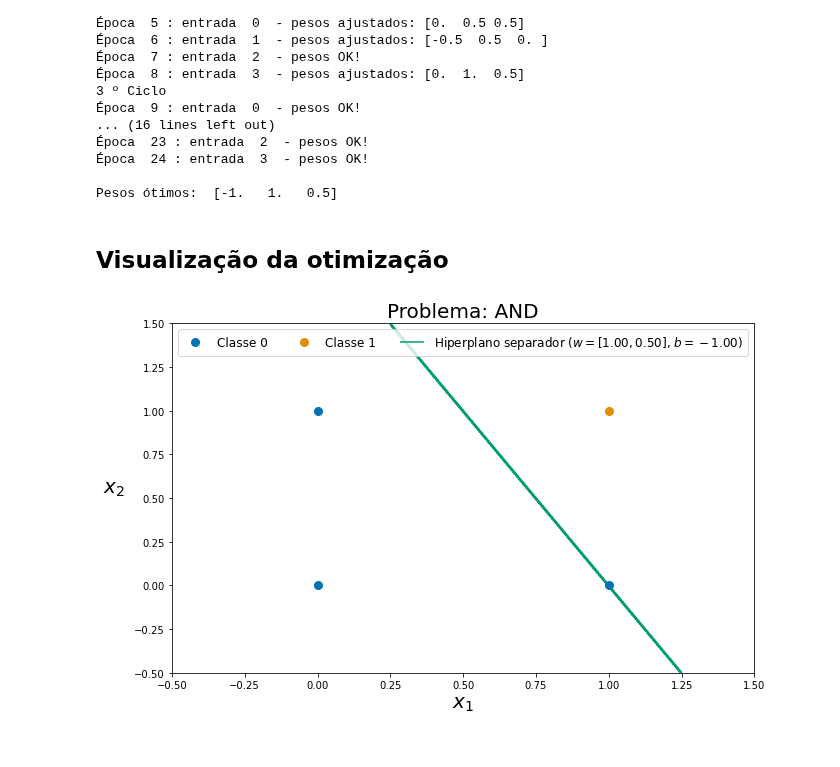
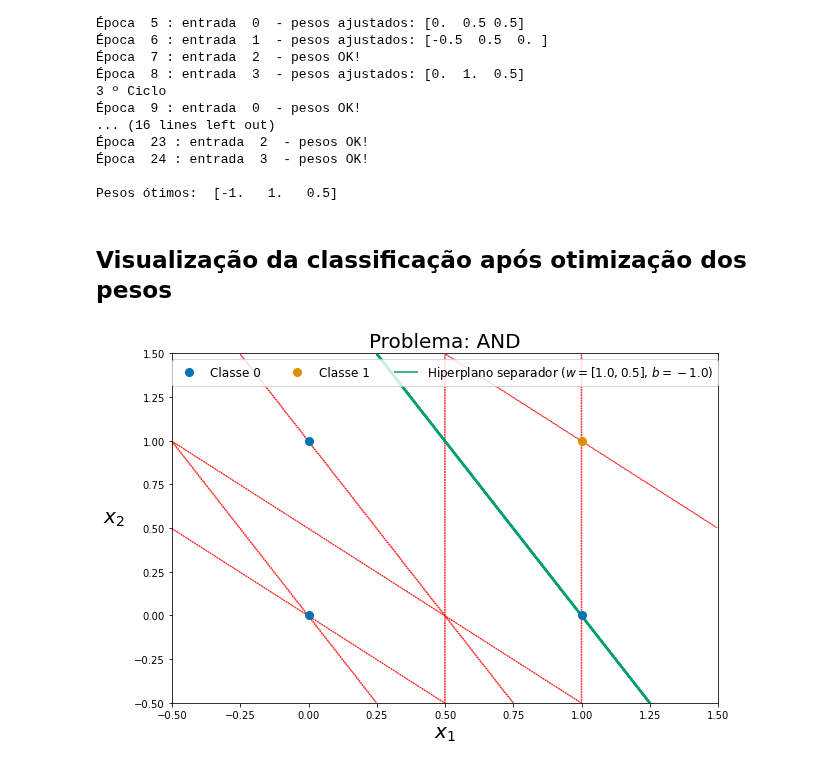
Before and after one commit to abner-lucas/Single-Layer-Perceptron, a Jupyter notebook: perceptron_AND_ajusteW.ipynb, the cells around one changed output. Saved outputs shown, nothing was run; the diff lists cells and outputs as text; code cells hidden in the pictures.

Commit message:
Visualização dos ajustes durante o treino de classificação

```diff
--- a/perceptron_AND_ajusteW.ipynb
+++ b/perceptron_AND_ajusteW.ipynb
@@ -10,7 +10,7 @@ dataset = np.array([[1, 0, 0, 0],
                     [1, 0, 1, 0],
                     [1, 1, 0, 0],
                     [1, 1, 1, 1]])
-w = np.zeros(3)
+w = [np.zeros(3)]
 eta = 0.5
 
 x = dataset[:, :-1]
@@ -39,17 +39,17 @@ while erro:
     print(ciclo, 'º Ciclo')
     erro = False
     for i in range(len(x)):
-        y = saida(x[i], w)
+        y = saida(x[i], w[-1])
         if y != t[i]:
-            w = ajusteW(w, eta, t[i], y, x[i])
+            w.append(ajusteW(w[-1], eta, t[i], y, x[i]))
             erro = True
-            print('Época ', epoca, ': entrada ', i, ' - pesos ajustados:', w)
+            print('Época ', epoca, ': entrada ', i, ' - pesos ajustados:', w[-1])
         else:
             print('Época ', epoca, ': entrada ', i, ' - pesos OK!')
         epoca += 1
     ciclo += 1
 
-print('\nPesos ótimos: ', w)
+print('\nPesos ótimos: ', w[-1])
 # %% [output]
 1 º Ciclo
 Época  1 : entrada  0  - pesos OK!
@@ -69,16 +69,17 @@ print('\nPesos ótimos: ', w)
 
 Pesos ótimos:  [-1.   1.   0.5]
 # %% [markdown]
-## Visualização da otimização
+## Visualização da classificação após otimização dos pesos
 # %%
 # Plota os dados
 import seaborn as sns
 import matplotlib.pyplot as plt
+
 x = dataset[:, 1:-1]
 
 pal = sns.color_palette('colorblind', 3)
 fig, ax = plt.subplots(1)
-fig.set_size_inches(9.5, 6)
+fig.set_size_inches(9, 6)
 
 xmin = min(x[:,0]) - 0.5
 xmax = max(x[:,0]) + 0.5
@@ -93,39 +94,51 @@ h = ax.set_ylabel('$x_2$', fontsize=20, labelpad=20)
 h.set_rotation(0)
 
 # Plota os pontos de cada classe
 lgClass0 = None
 lgClass1 = None
 for x, y in zip(x, t):
     if y == 0:
         color = pal[0]
     else:
         color = pal[1]
     obj, = ax.plot([x[0]], [x[1]], c=color, marker='o', markersize=8,
                                     linestyle='None')
     if y == 0:
         lgClass0 = obj
     else:
         lgClass1 = obj
 
 # Plota a fronteira de separação (isto é, o hiperplano definido pelos pesos)
 # Para isso, usa uma grade de valores previstos com o próprio classificador
 # treinado a partir dos dados
 
 h = 0.005 # Tamanho dos "passos" para a grade a ser criada
 xx, yy = np.meshgrid(np.arange(xmin, xmax, h), np.arange(ymin, ymax, h))
 
-Z = []
-for x in np.c_[xx.ravel(), yy.ravel()]:
-    Z.append(saida(np.insert(x.tolist(), 0, 1), w))
+for pesos in w:
+    Z = []
+    CS = []
+    for x in np.c_[xx.ravel(), yy.ravel()]:
+        Z.append(saida(np.insert(x.tolist(), 0, 1), pesos))
+    Z = np.array(Z).reshape(xx.shape)
+    if pesos.tolist() == w[-1].tolist():
+        CS = ax.contour(xx, yy, Z, colors=[pal[2]])
+    else:
+        CS = ax.contour(xx, yy, Z, linestyles='dashed', linewidths=0.5, alpha=0.5, colors='r')
 
-Z = np.array(Z).reshape(xx.shape)
-CS = ax.contour(xx, yy, Z, colors=[pal[2]])
+'''fmt = {}
+strs = ['1', '2', '3', '4', '5', '6', '7', '8', '9', '10', '11']
+for l, s in zip(CS.levels, strs):
+    fmt[l] = s
+display(fmt)
+CS = ax.clabel(CS, inline=True, fontsize=10, fmt=fmt)'''
+
 #ax.axis('off')
 ax.figure.tight_layout()
-label = 'Hiperplano separador ($w = [{:.2f}, {:.2f}]$, $b = {:.2f}$)'
+label = 'Hiperplano separador ($w = [{:.1f}, {:.1f}]$, $b = {:.1f}$)'
 ax.legend([lgClass0, lgClass1, CS.collections[0]],
-        ['Classe 0', 'Classe 1', label.format(w[1], w[2], w[0])],
-        ncol=3, loc='upper center', prop={'size': 12})
+          ['Classe 0', 'Classe 1', label.format(w[-1][1], w[-1][2], w[-1][0])],
+          ncol=3, loc='upper center', prop={'size': 12})
 plt.show()
 # %% [output]
-[figure, old version]
+[figure, new version]
```
